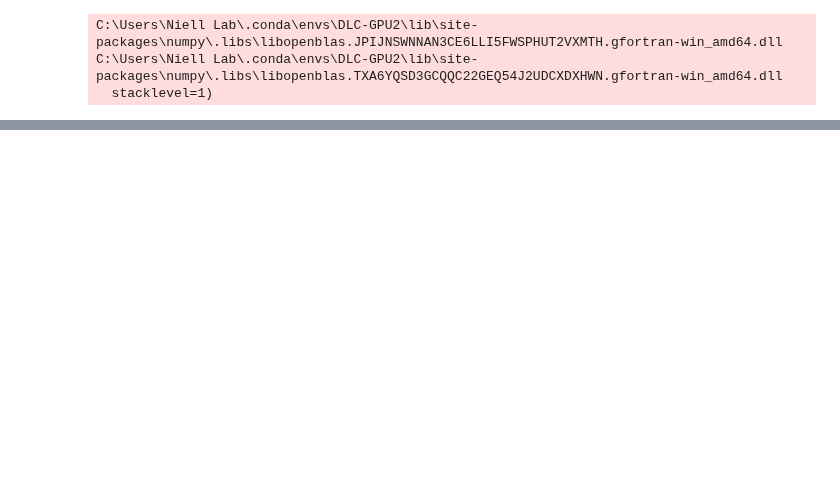
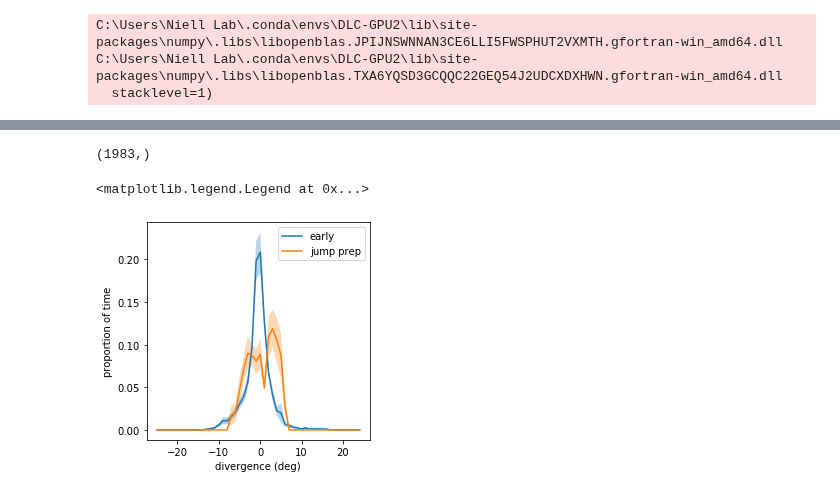
Before and after one commit to nielllab/FreelyMovingEphys, a Jupyter notebook: project_analysis/jumping/pooled_pdfs.ipynb, the cells around one changed output, grey strips where cells are left out. Drawn from its saved outputs; the diff is of its cells as text; code cells hidden in the pictures; blank space fills up the shorter version.

```diff
--- a/project_analysis/jumping/pooled_pdfs.ipynb
+++ b/project_analysis/jumping/pooled_pdfs.ipynb
@@ -25,0 +103,22 @@ pooled_jump_analysis(late_pooled_data, config, 'late')
+# %%
+axisplot = 0
+y1 = np.mean(early_bins,axisplot)
+err1 = np.std(np.array(early_bins,dtype=np.float64),axisplot)/np.sqrt(np.size(early_bins,axisplot))
+y2 = np.mean(jumpprep_bins,axisplot)
+err2 = np.std(np.array(jumpprep_bins,dtype=np.float64),axisplot)/np.sqrt(np.size(jumpprep_bins,axisplot))
+# %%
+np.shape(y1)
+# %% [output]
+(1983,)
+# %%
+lags = np.arange(-25,25)
+plt.figure(figsize=(4,4))
+plt.plot(lags, y1)
+plt.fill_between(lags, y1-err1, y1+err1, alpha=0.3)
+plt.plot(lags, y2)
+plt.fill_between(lags, y2-err2, y2+err2, alpha=0.3)
+plt.ylabel('proportion of time'); plt.xlabel('divergence (deg)')
+plt.legend(['early', 'jump prep'])
+# %% [output]
+<matplotlib.legend.Legend at 0x...>
+[figure, added]
```
Also changed, not shown: parts of 27 cells of this notebook, 2 other files.
